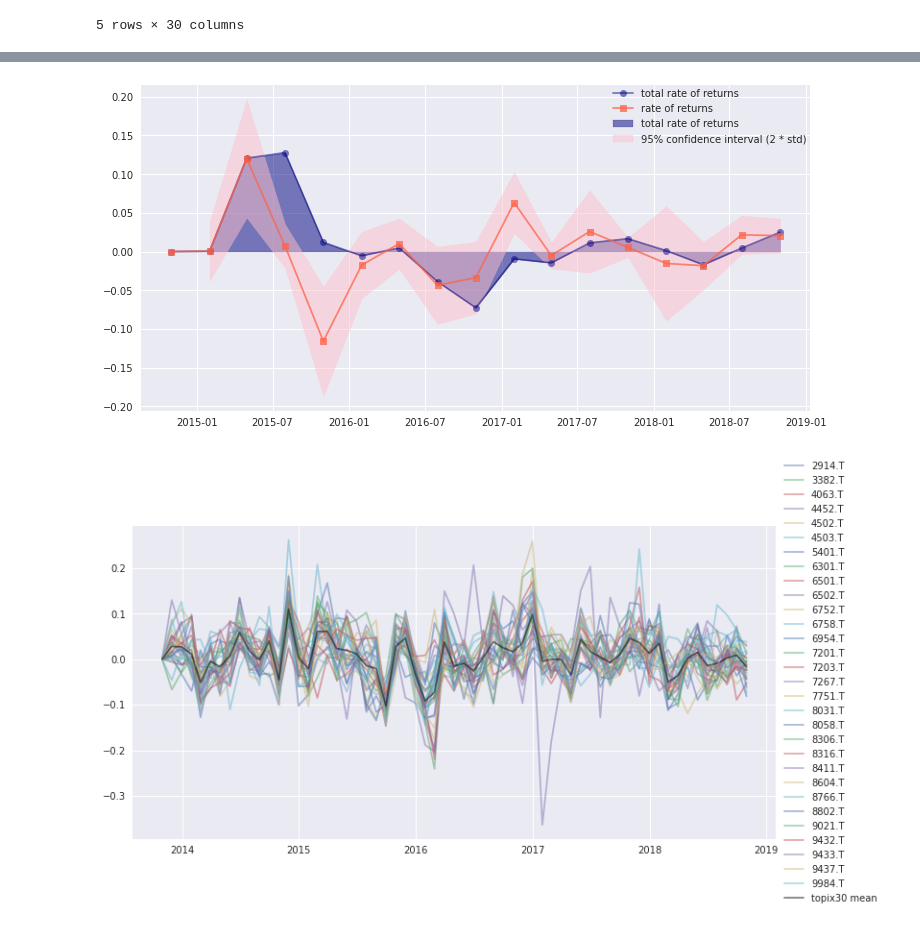
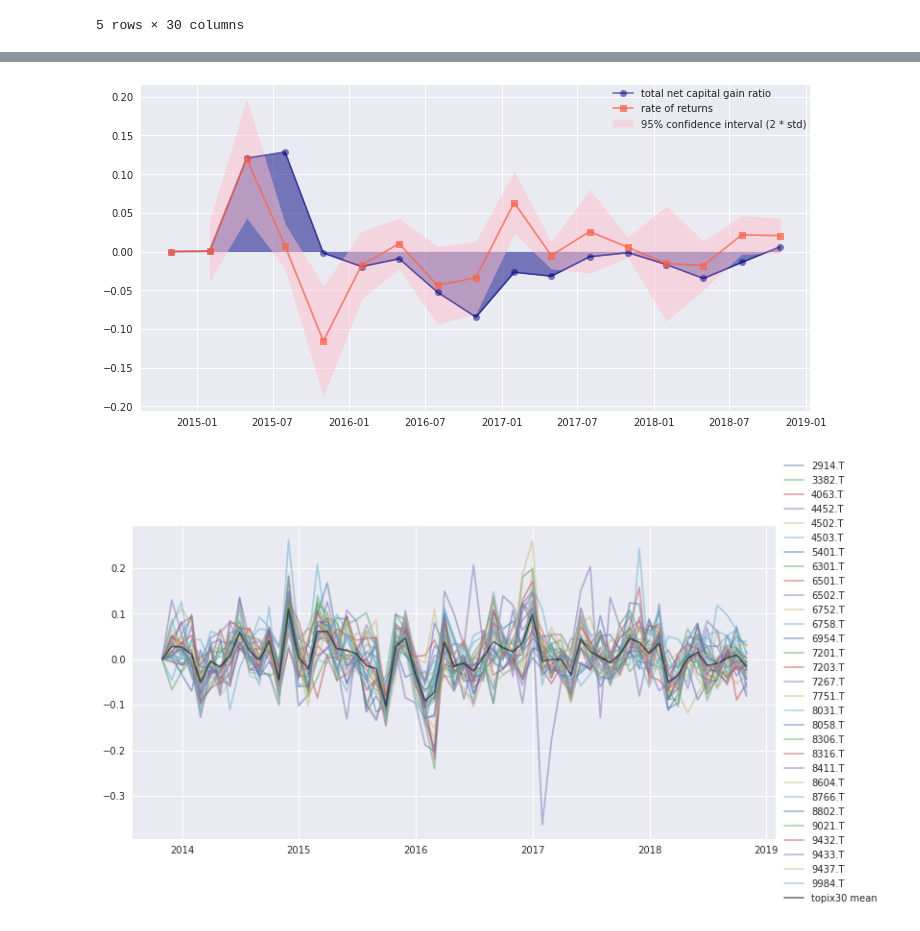
Before and after one commit to yumaloop/pyfe, a Jupyter notebook: notebook/markowitz_mean-variance_model_topix30core.ipynb, the cells around one changed output, grey strips where cells are left out. Drawn from its saved outputs; the diff is of its cells as text; code cells hidden in the pictures.

```diff
--- a/notebook/markowitz_mean-variance_model_topix30core.ipynb
+++ b/notebook/markowitz_mean-variance_model_topix30core.ipynb
@@ -545,27 +564,27 @@ sharpe_ratio
 # %%
 fig, ax = plt.subplots(figsize=(12,6))
 
 # ror cum
 x = df_backtest.index.values
-y = df_backtest["ror_p"].cumsum().values
+y = (df_backtest["ror"] + 1.0).cumprod() - 1.0
 ymin = np.zeros(len(y))
 ymax = y
-ax.fill_between(x, ymin, ymax, color="navy", alpha=0.5, label="total rate of returns")
-ax.plot(x, y, color="navy", marker="o", alpha=0.5, label="total rate of returns")
+ax.fill_between(x, ymin, ymax, color="navy", alpha=0.5)
+ax.plot(x, y, color="navy", marker="o", alpha=0.5, label="total net capital gain ratio")
 
 # ror
-y = df_backtest["ror_p"].values
+y = df_backtest["ror"].values
 ax.plot(x, y, color="tomato", alpha=0.75, marker="s", label="rate of returns")
 
 # ror std
-ymin = df_backtest["ror_p"].values - 2 * df_backtest["std_p"].values
-ymax = df_backtest["ror_p"].values + 2 * df_backtest["std_p"].values
+ymin = df_backtest["ror"].values - 2 * df_backtest["std"].values
+ymax = df_backtest["ror"].values + 2 * df_backtest["std"].values
 ax.fill_between(x, ymin, ymax, color="pink", alpha=0.5, label="95% confidence interval (2 * std)")
 
 ax.legend(loc='upper right', borderaxespad=0.)
 plt.show()
 # %% [output]
-[figure, old version]
+[figure, new version]
 # %%
 df_retchg = df.pct_change()
 df_retchg[:1] = 0.0 # set 0.0 to the first record
```
Also changed, not shown: parts of 8 cells of this notebook, 1 other file.
